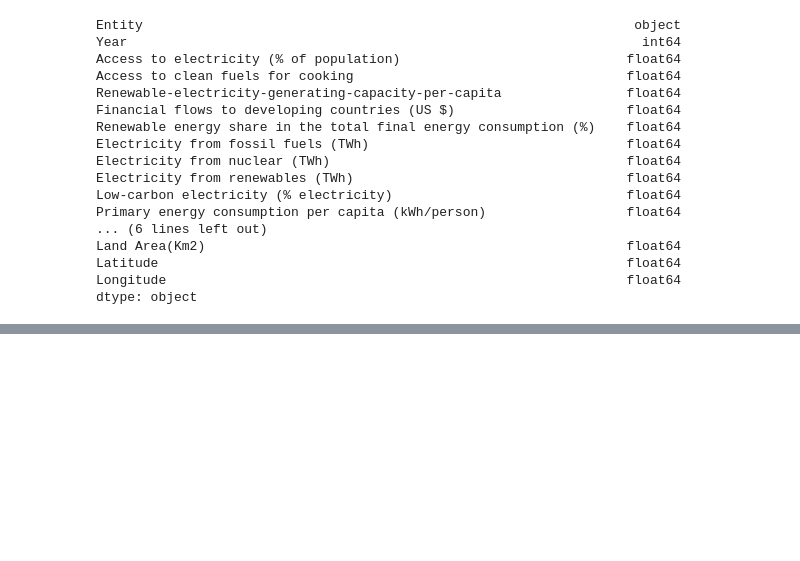
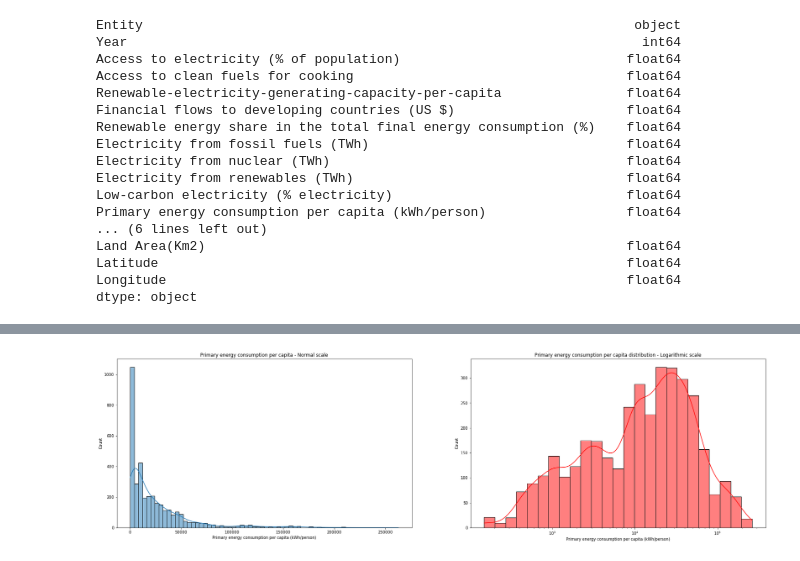
Before and after one commit to perezmillanr/tp_final_analisis_de_datos, a Jupyter notebook: TP.ipynb, the cells around one changed output, grey strips where cells are left out. Drawn from its saved outputs; the diff is of its cells as text; code cells hidden in the pictures; blank space fills up the shorter version.

```diff
--- a/TP.ipynb
+++ b/TP.ipynb
@@ -128,0 +151,15 @@ plt.show()
+# %%
+# plotting Primary energy consumption per capita distribution in both normal scale and log-scale
+
+df.loc[:,"Primary energy consumption per capita (kWh/person)"]= df.loc[:,"Primary energy consumption per capita (kWh/person)"].apply(lambda x: x + 150)
+
+fig, axes = plt.subplots(nrows= 1, ncols= 2,figsize=(30,8))
+
+sns.histplot(x= df.loc[:,"Primary energy consumption per capita (kWh/person)"], kde= True, log_scale= False, ax=axes[0])
+sns.histplot(x= df.loc[:,"Primary energy consumption per capita (kWh/person)"], color='red', kde= True, log_scale= True, ax=axes[1])
+axes[0].set_title('Primary energy consumption per capita - Normal scale')
+axes[1].set_title('Primary energy consumption per capita distribution - Logarithmic scale')
+
+plt.show()
+# %% [output]
+[figure, added]
```
Also changed, not shown: parts of 23 cells of this notebook.
